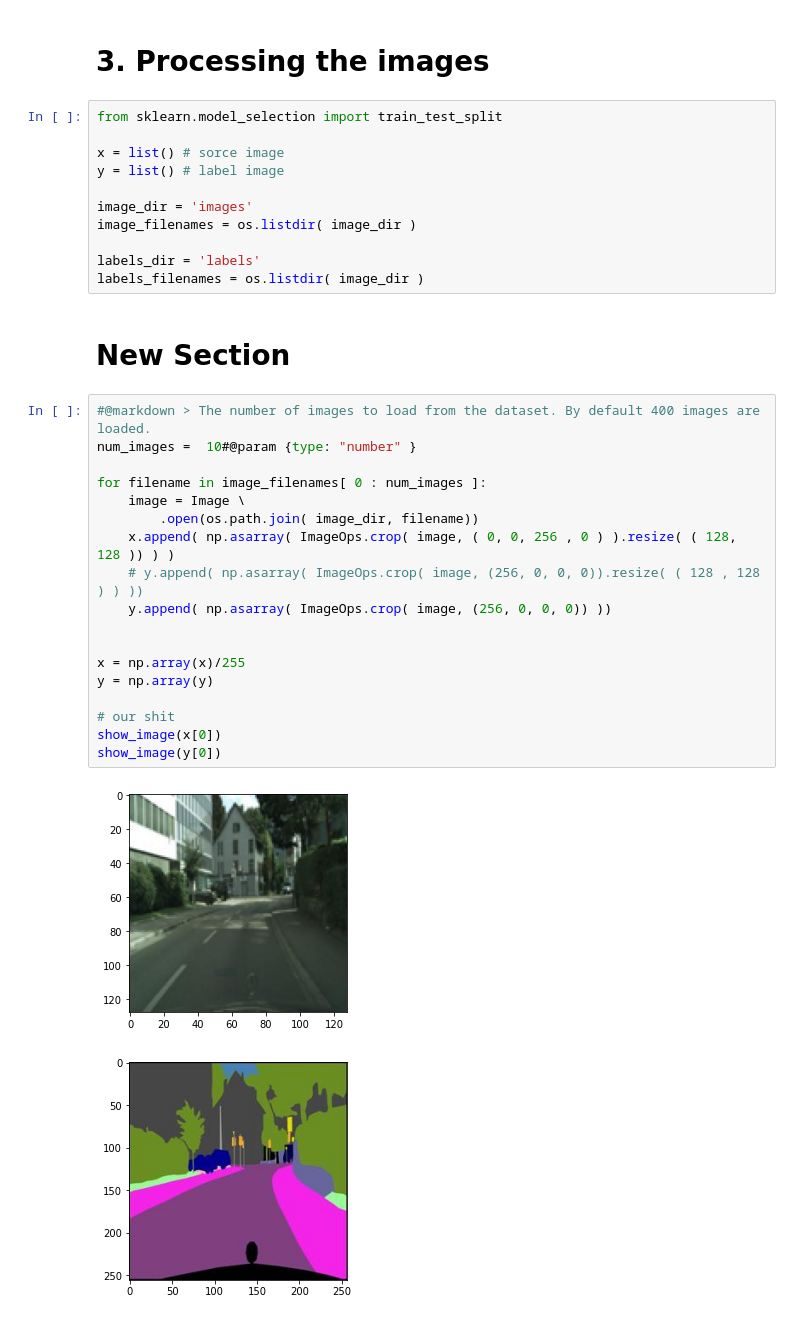
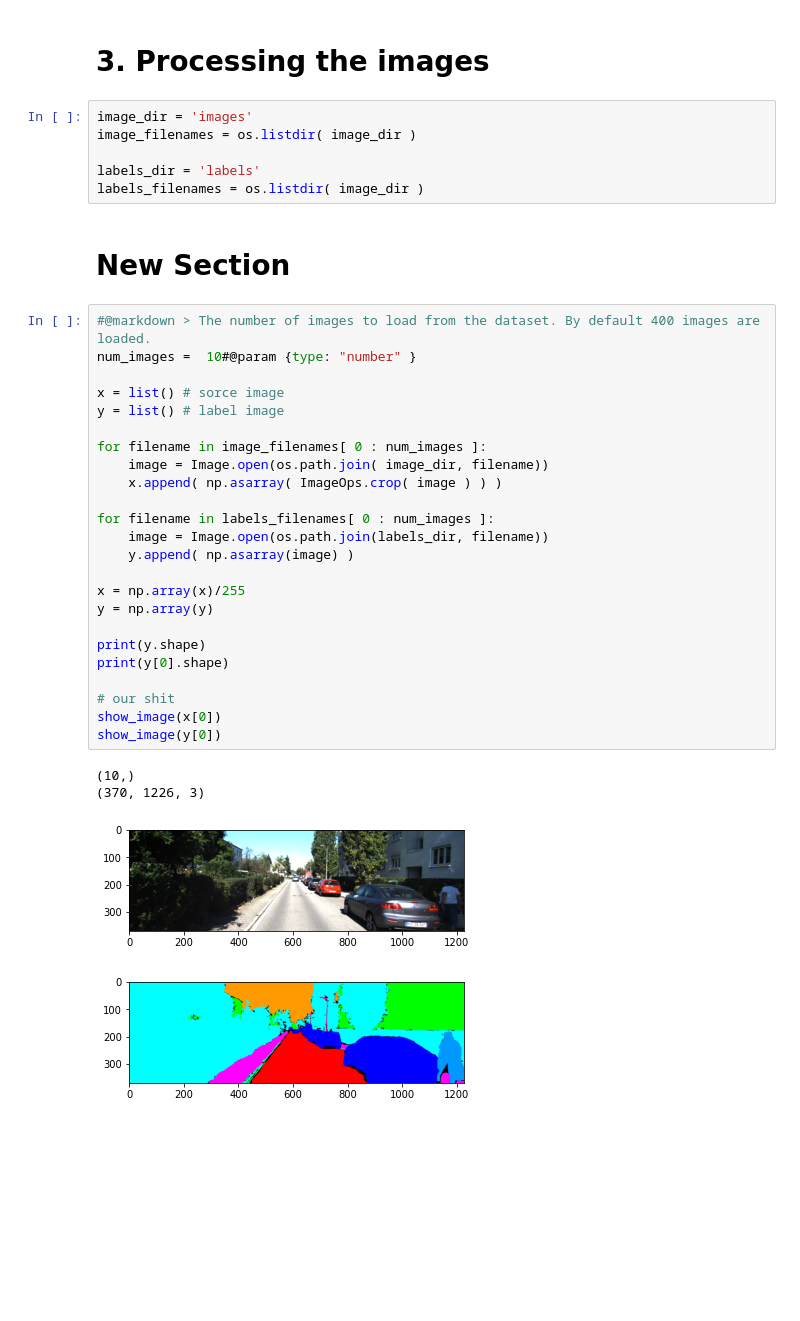
Before and after one commit to gen95mis/dataset, a Jupyter notebook: image_segmentation.ipynb, the cells around one changed output. Drawn from its saved outputs; the diff is of its cells as text; blank space fills up the shorter version.

```diff
--- a/image_segmentation.ipynb
+++ b/image_segmentation.ipynb
@@ -101,11 +89,6 @@ def show_image(img):
 # %% [markdown]
 # 3. Processing the images
 # %%
-from sklearn.model_selection import train_test_split
-
-x = list() # sorce image
-y = list() # label image
-
 image_dir = 'images'
 image_filenames = os.listdir( image_dir )
 
@@ -116,22 +99,30 @@ labels_filenames = os.listdir( image_dir )
 # %%
 #@markdown > The number of images to load from the dataset. By default 400 images are loaded.
 num_images =  10#@param {type: "number" }
 
+x = list() # sorce image
+y = list() # label image
+
 for filename in image_filenames[ 0 : num_images ]:
-	image = Image \
-		.open(os.path.join( image_dir, filename))
-	x.append( np.asarray( ImageOps.crop( image, ( 0, 0, 256 , 0 ) ).resize( ( 128, 128 )) ) )
-	# y.append( np.asarray( ImageOps.crop( image, (256, 0, 0, 0)).resize( ( 128 , 128 ) ) ))
-	y.append( np.asarray( ImageOps.crop( image, (256, 0, 0, 0)) ))
+	image = Image.open(os.path.join( image_dir, filename))
+	x.append( np.asarray( ImageOps.crop( image ) ) )
 
+for filename in labels_filenames[ 0 : num_images ]:
+	image = Image.open(os.path.join(labels_dir, filename))
+	y.append( np.asarray(image) )
 
 x = np.array(x)/255
 y = np.array(y)
 
+print(y.shape)
+print(y[0].shape)
+
 # our shit
 show_image(x[0])
 show_image(y[0])
 # %% [output]
+(10,)
+(370, 1226, 3)
-[figure, old version]
+[figure, new version]
-[figure, old version]
+[figure, new version]
 # %%
```
Also changed, not shown: parts of 7 cells of this notebook.
